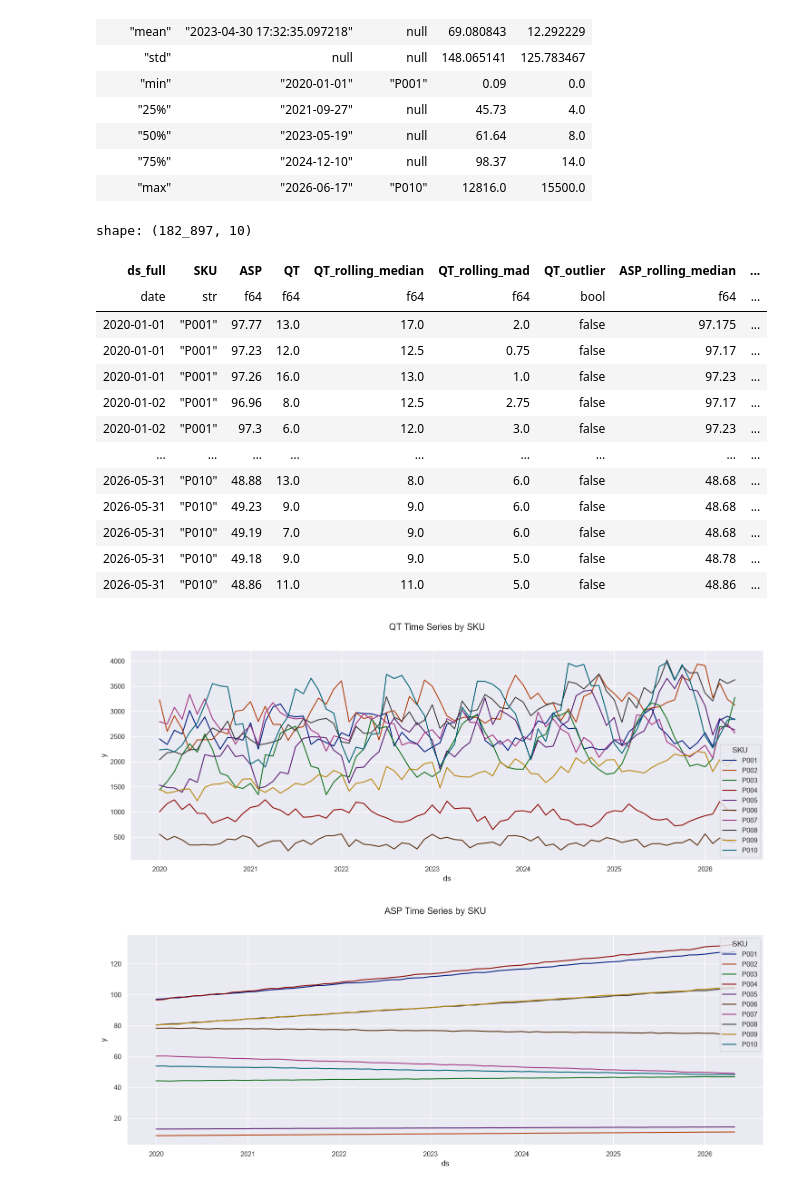
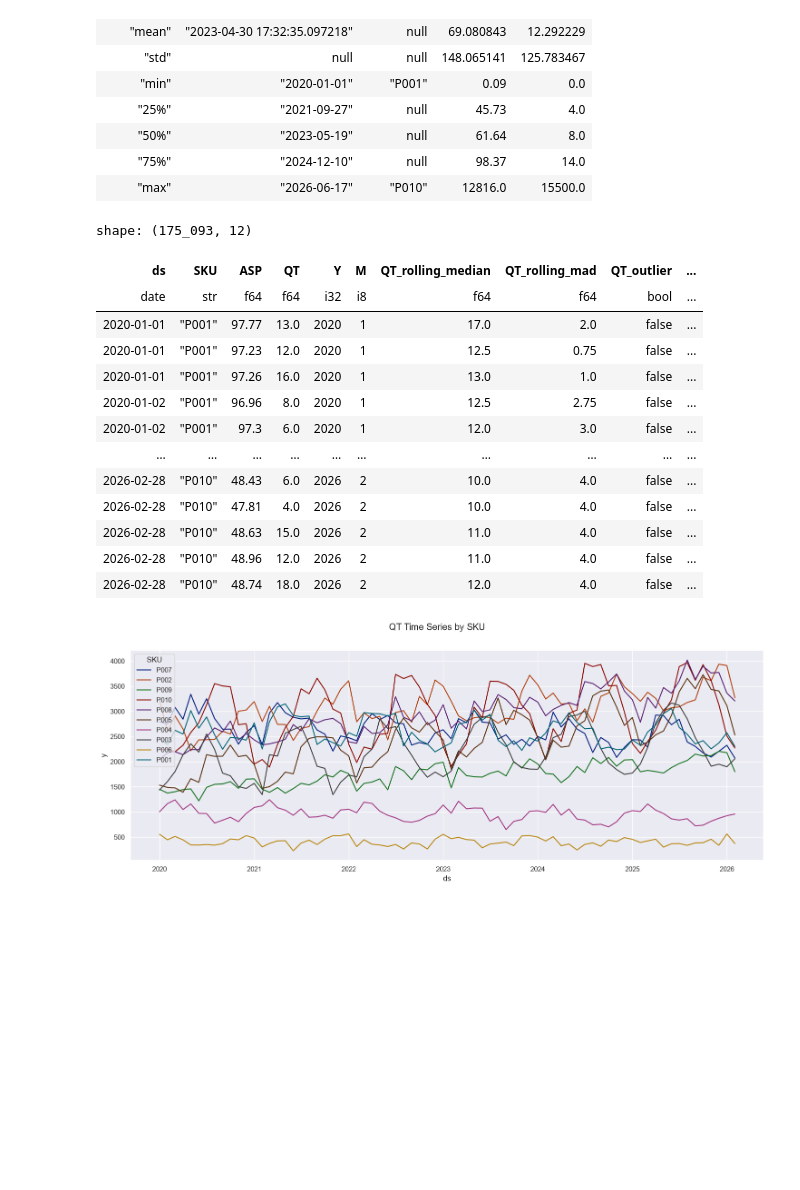
Before and after one commit to maranefabio/Company_Sales_Forecasting, a Jupyter notebook: exploratory.ipynb, the cells around one changed output. Cells and saved outputs as stored; diff of their text form; code cells hidden in the pictures; blank space fills up the shorter version.

```diff
--- a/exploratory.ipynb
+++ b/exploratory.ipynb
@@ -249,11 +251,14 @@ shape: (9, 5)
 | "max" | "2026-06-17" | "P010" | 12816.0 | 15500.0 |
 # %%
 df_cleaned = df_cleaned.filter(
-    pl.col('SaleDate') < dt.date(2026, 6, 1)
+    pl.col('SaleDate') < pipeline_settings.end_date
 )
 # %%
-df_cleaned = df_cleaned.rename({
-    'SaleDate': 'ds_full',
+df_cleaned = df_cleaned.with_columns(
+    pl.col('SaleDate').dt.year().alias('Y'),
+    pl.col('SaleDate').dt.month().alias('M')
+).rename({
+    'SaleDate': 'ds',
     'ProductID': 'SKU'
 })
 # %%
@@ -263,12 +268,12 @@ def line_plot(df: pl.DataFrame, x: str, y: str, title: str, hue: str | None = No
     sns.lineplot(data=df, x=x, y=y, hue=hue, ax=ax)
     plt.show()
 # %%
-for target in ['QT', 'ASP']:
+for target in pipeline_settings.targets:
     window: int = 31
 
     df_cleaned = (
         df_cleaned
-        .sort(['SKU', 'ds_full'])
+        .sort(['SKU', 'ds'])
         .with_columns(
             pl.col(target).rolling_median(window_size=window, min_samples=1).over('SKU').alias(f'{target}_rolling_median'),
         )
@@ -283,21 +288,22 @@ for target in ['QT', 'ASP']:
 
 df_full: pl.DataFrame = df_cleaned
 
-df_filtered = df_cleaned.filter(~pl.col('ASP_outlier') & ~pl.col('QT_outlier'))
+df_cleaned = df_cleaned.filter(~pl.col('ASP_outlier') & ~pl.col('QT_outlier'))
 # %%
-df_filtered
+df_cleaned.write_csv(BASE_PATH / 'data' / 'cleaned' / 'cleaned_sales_data.csv')
+df_cleaned
 # %% [output]
-shape: (182_897, 10)
+shape: (175_093, 12)
-| ds_full | SKU | ASP | QT | QT_rolling_median | QT_rolling_mad | QT_outlier | ASP_rolling_median | ... |
-| date | str | f64 | f64 | f64 | f64 | bool | f64 | ... |
-| 2020-01-01 | "P001" | 97.77 | 13.0 | 17.0 | 2.0 | false | 97.175 | ... |
-| 2020-01-01 | "P001" | 97.23 | 12.0 | 12.5 | 0.75 | false | 97.17 | ... |
-| 2020-01-01 | "P001" | 97.26 | 16.0 | 13.0 | 1.0 | false | 97.23 | ... |
-| 2020-01-02 | "P001" | 96.96 | 8.0 | 12.5 | 2.75 | false | 97.17 | ... |
-| 2020-01-02 | "P001" | 97.3 | 6.0 | 12.0 | 3.0 | false | 97.23 | ... |
-| … | … | … | … | … | … | … | … | ... |
-| 2026-05-31 | "P010" | 48.88 | 13.0 | 8.0 | 6.0 | false | 48.68 | ... |
-| 2026-05-31 | "P010" | 49.23 | 9.0 | 9.0 | 6.0 | false | 48.68 | ... |
-| 2026-05-31 | "P010" | 49.19 | 7.0 | 9.0 | 6.0 | false | 48.68 | ... |
-| 2026-05-31 | "P010" | 49.18 | 9.0 | 9.0 | 5.0 | false | 48.78 | ... |
-| 2026-05-31 | "P010" | 48.86 | 11.0 | 11.0 | 5.0 | false | 48.86 | ... |
+| ds | SKU | ASP | QT | Y | M | QT_rolling_median | QT_rolling_mad | QT_outlier | ... |
+| date | str | f64 | f64 | i32 | i8 | f64 | f64 | bool | ... |
+| 2020-01-01 | "P001" | 97.77 | 13.0 | 2020 | 1 | 17.0 | 2.0 | false | ... |
+| 2020-01-01 | "P001" | 97.23 | 12.0 | 2020 | 1 | 12.5 | 0.75 | false | ... |
+| 2020-01-01 | "P001" | 97.26 | 16.0 | 2020 | 1 | 13.0 | 1.0 | false | ... |
+| 2020-01-02 | "P001" | 96.96 | 8.0 | 2020 | 1 | 12.5 | 2.75 | false | ... |
+| 2020-01-02 | "P001" | 97.3 | 6.0 | 2020 | 1 | 12.0 | 3.0 | false | ... |
+| … | … | … | … | … | … | … | … | … | ... |
+| 2026-02-28 | "P010" | 48.43 | 6.0 | 2026 | 2 | 10.0 | 4.0 | false | ... |
+| 2026-02-28 | "P010" | 47.81 | 4.0 | 2026 | 2 | 10.0 | 4.0 | false | ... |
+| 2026-02-28 | "P010" | 48.63 | 15.0 | 2026 | 2 | 11.0 | 4.0 | false | ... |
+| 2026-02-28 | "P010" | 48.96 | 12.0 | 2026 | 2 | 11.0 | 4.0 | false | ... |
+| 2026-02-28 | "P010" | 48.74 | 18.0 | 2026 | 2 | 12.0 | 4.0 | false | ... |
@@ -330,10 +310,8 @@ def featurize(df: pl.DataFrame, target: str) -> pl.DataFrame:
 # %%
-df_QT: pl.DataFrame = featurize(df=df_filtered, target='QT')
-df_ASP: pl.DataFrame = featurize(df=df_filtered, target='ASP')
+df_QT_featurized: pd.DataFrame = ETL.featurize(target='QT', cleaned_data_df=df_cleaned, store=True, files_path=BASE_PATH)
+df_ASP_featurized: pd.DataFrame = ETL.featurize(target='ASP', cleaned_data_df=df_cleaned, store=True, files_path=BASE_PATH)
 # %%
-line_plot(df_QT, x='ds', y='y', hue='SKU', title='QT Time Series by SKU')
-line_plot(df_ASP, x='ds', y='y', hue='SKU', title='ASP Time Series by SKU')
+line_plot(df_QT_featurized, x='ds', y='y', hue='SKU', title=f'QT Time Series by SKU')
 # %% [output]
-[figure, old version]
+[figure, new version]
-[figure, removed]
 # %%
```
Also changed, not shown: parts of 15 cells of this notebook, 32 other files.
